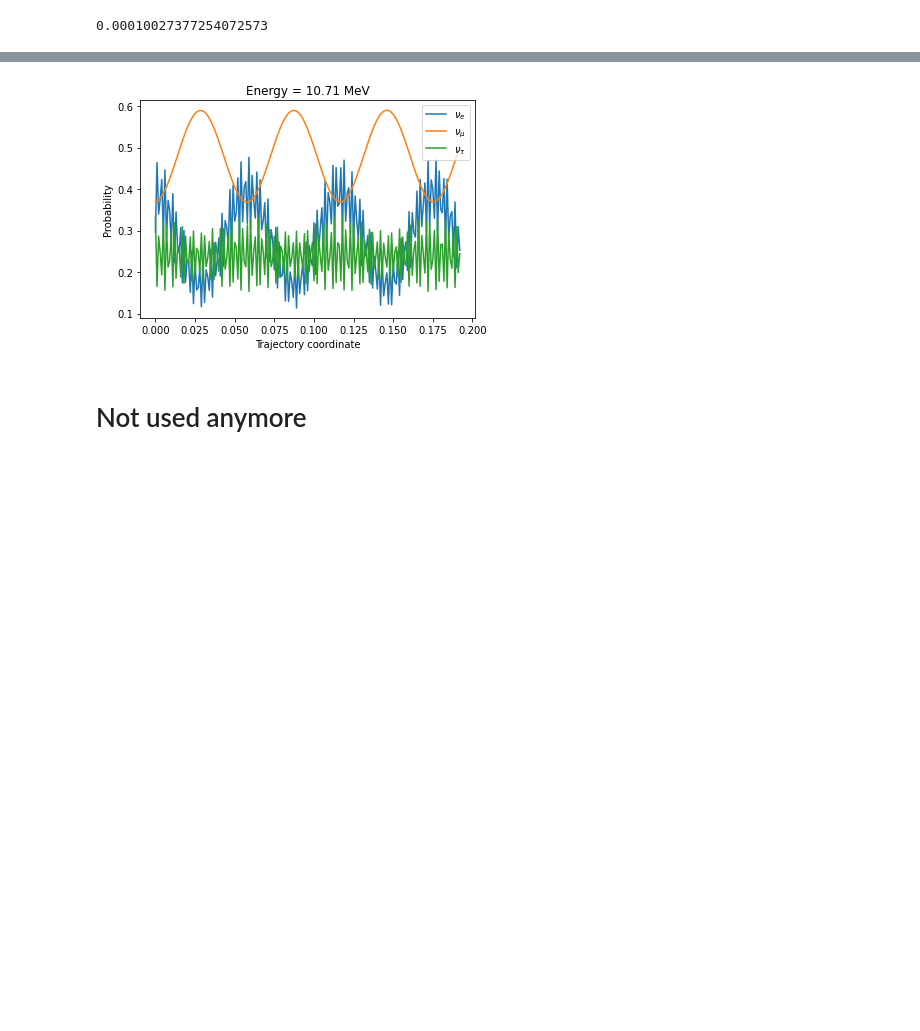
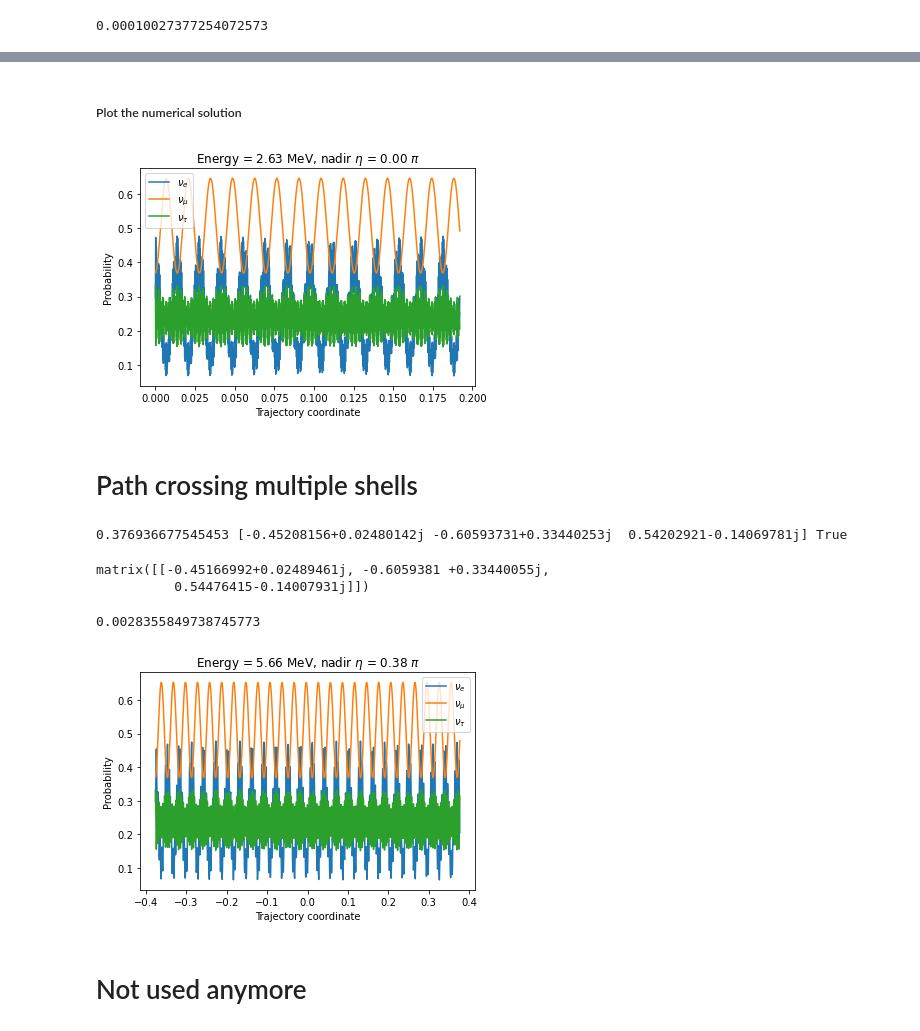
Before and after one commit to michelelucente/PEANUTS, a Jupyter notebook: Code/Functions/working_notebook.ipynb, the cells around one changed output, grey strips where cells are left out. Cells and saved outputs as stored; diff of their text form; code cells hidden in the pictures; blank space fills up the shorter version.

Commit message:
Polished the working notebook and added documentation to the functions for evolution along a single shell

```diff
--- a/Code/Functions/working_notebook.ipynb
+++ b/Code/Functions/working_notebook.ipynb
@@ -515,14 +571,16 @@ print(err, err[2]<err[1])
+# %% [markdown]
+##### Plot the numerical solution
 # %%
 probs = np.square(np.abs(sol))
 
 plt.xlabel("Trajectory coordinate")
 plt.ylabel("Probability")
-plt.title("Energy = %.2f MeV" %E)
+plt.title("Energy = %.2f MeV, nadir $\eta$ = %.2f $\pi$" % (E, eta/pi))
 plt.plot(x, probs, label=["$\\nu_e$", "$\\nu_\mu$", "$\\nu_\\tau$"])
 plt.legend()
 
 plt.show()
 # %% [output]
-[figure, old version]
+[figure, new version]
-# %% [markdown]
-# Not used anymore
+# %% [markdown]
+# Path crossing multiple shells
@@ -529,3 +605,51 @@ plt.show()
+# %%
+x1, x2 = -params[-1][1], params[-1][1]
+
+def model(t, y):
+    nue, numu, nutau = y
+    dnudt = - 1j * np.dot(Hk + np.diag([MatterPotential(EarthDensity(t, eta=eta)),0,0]), [nue, numu, nutau])
+    return dnudt
+
+nu0 = (pmns.transpose()[1, :]).conjugate()
+
+nu = complex_ode(model)
+
+nu.set_integrator("Isoda")
+nu.set_initial_value(nu0, x1)
+
+
+x = np.linspace(x1, x2, 10**3)
+sol = [nu.integrate(xi) for xi in x[1::]]
+sol.insert(0, np.array(nu0)[0])
+
+One_num = sol[-1]
+print(x[-1], One_num, nu.successful() )
+# %% [output]
+0.376936677545453 [-0.45208156+0.02480142j -0.60593731+0.33440253j  0.54202921-0.14069781j] True
+# %%
+One_an = np.dot(evolutor, nu0.transpose()).transpose()
+One_an
+# %% [output]
+matrix([[-0.45166992+0.02489461j, -0.6059381 +0.33440055j,
+          0.54476415-0.14007931j]])
+# %%
+np.linalg.norm(One_num - One_an)
+# %% [output]
+0.0028355849738745773
+# %%
+probs = np.square(np.abs(sol))
+
+plt.xlabel("Trajectory coordinate")
+plt.ylabel("Probability")
+plt.title("Energy = %.2f MeV, nadir $\eta$ = %.2f $\pi$" % (E, eta/pi))
+plt.plot(x, probs, label=["$\\nu_e$", "$\\nu_\mu$", "$\\nu_\\tau$"])
+plt.legend()
+
+plt.show()
+# %% [output]
+[figure, added]
+# %% [markdown]
+# Not used anymore
 # %%
 # # Works for eta=0, check for different values
 
```
Also changed, not shown: parts of 35 cells of this notebook.
